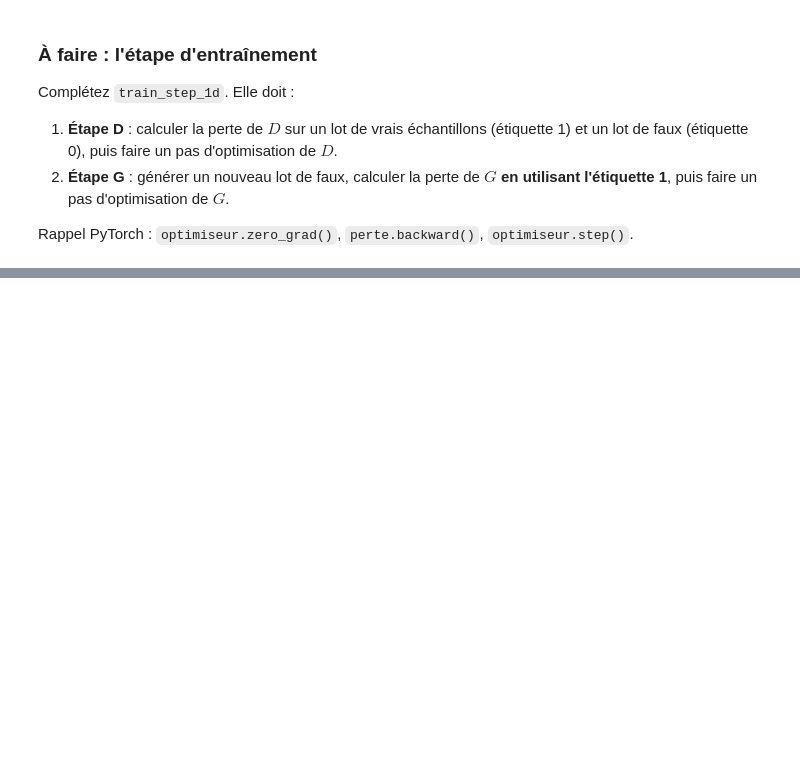
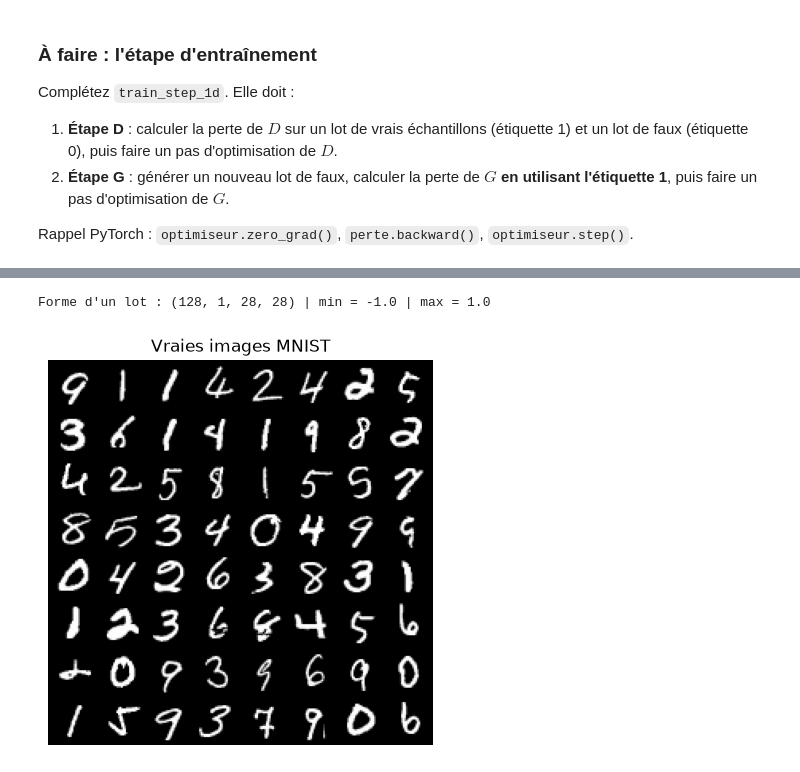
Before and after one commit to bonivalyvan/ML-Trainning-and-evaluation, a Jupyter notebook: Generative Adversarial Network/GAN.ipynb, the cells around one changed output, grey strips where cells are left out. Drawn from its saved outputs; the diff is of its cells as text; code cells hidden in the pictures; blank space fills up the shorter version.

Commit message:
Generatino des chiffres MNIST

```diff
--- a/Generative Adversarial Network/GAN.ipynb
+++ b/Generative Adversarial Network/GAN.ipynb
@@ -96,0 +151,22 @@ Rappel PyTorch : `optimiseur.zero_grad()`, `perte.backward()`, `optimiseur.step(
+# %%
+BATCH_SIZE = 128
+
+transform = transforms.Compose([
+    transforms.ToTensor(),                  # [0, 255] -> [0, 1]
+    transforms.Normalize((0.5,), (0.5,)),   # [0, 1]   -> [-1, 1]
+])
+train_set = datasets.MNIST(root="./data", train=True, download=True, transform=transform)
+loader = DataLoader(train_set, batch_size=BATCH_SIZE, shuffle=True, drop_last=True)
+
+def show_images(images, nrow=8, title=None):
+    grid = make_grid(images.detach().cpu()[:nrow * nrow], nrow=nrow, normalize=True, value_range=(-1, 1))
+    plt.figure(figsize=(5, 5)); plt.imshow(grid.permute(1, 2, 0)); plt.axis("off")
+    if title: plt.title(title)
+    plt.show()
+
+images, labels = next(iter(loader))
+print("Forme d'un lot :", tuple(images.shape), "| min =", images.min().item(), "| max =", images.max().item())
+show_images(images, title="Vraies images MNIST")
+# %% [output]
+Forme d'un lot : (128, 1, 28, 28) | min = -1.0 | max = 1.0
+[figure, added]
```
Also changed, not shown: parts of 4 cells of this notebook, 8 other files.
